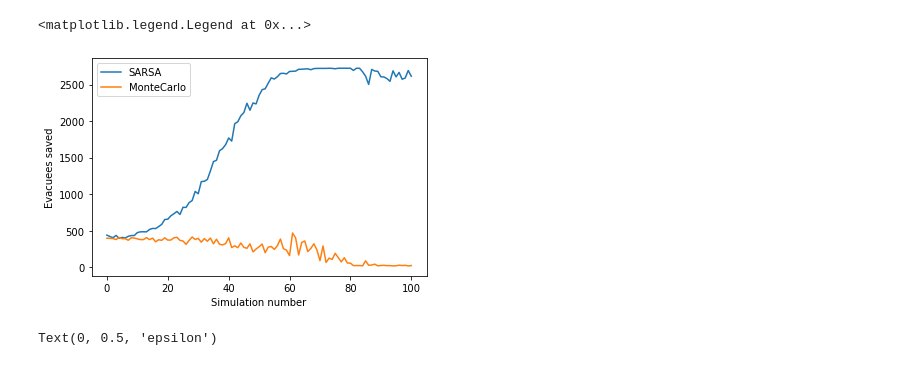
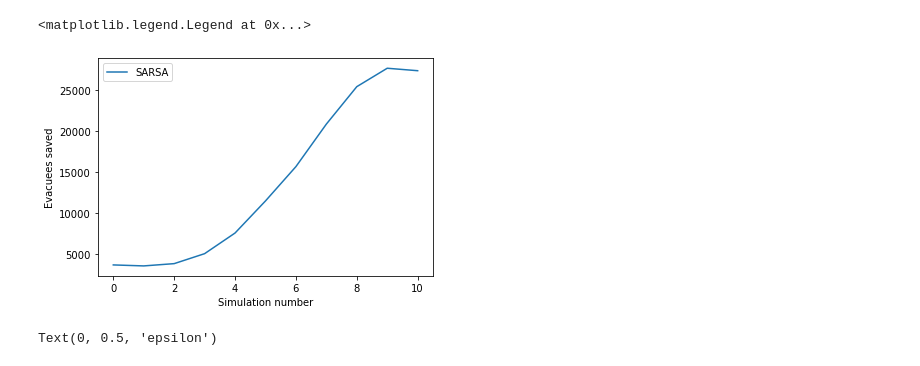
Before and after one commit to erick2307/tsuevac, a Jupyter notebook: plot_survivors.ipynb, the cells around one changed output. Saved outputs shown, nothing was run; the diff lists cells and outputs as text; code cells hidden in the pictures.

```diff
--- a/plot_survivors.ipynb
+++ b/plot_survivors.ipynb
@@ -1,23 +1,24 @@
 # %%
 import pandas as pd
 
-data_ql = pd.read_csv('./arahama/state_case_sarsa_arahama_67_7_new/survivorsPerSim_1x100csv',names=['n','evacuated'])
+data_ql = pd.read_csv('./kochi/state_eraseme/survivorsPerSim_1x10.csv',names=['n','evacuated'])
+# data_ql = pd.read_csv('./arahama/state_case_sarsa_arahama_67_7_new/survivorsPerSim_1x100csv',names=['n','evacuated'])
 # data_s = pd.read_csv('./arahama/state_case_sarsa_arahama_67_7/survivorsPerSim_1x610csv',names=['n','evacuated'])
 # data_mc = pd.read_csv('./arahama/state_case_mc_arahama_67_7/survivorsPerSim_1x610csv',names=['n','evacuated'])
-data_mc = pd.read_csv('./arahama/state_case_mc_arahama_67_7_new/survivorsPerSim_1x100csv',names=['n','evacuated'])
+# data_mc = pd.read_csv('./arahama/state_case_mc_arahama_67_7_new/survivorsPerSim_1x100csv',names=['n','evacuated'])
 # %%
 ax = data_ql.evacuated.plot(label="SARSA")
 # data_s.evacuated.plot(label="SARSA")
-data_mc.evacuated.plot(ax=ax,label="MonteCarlo")
+# data_mc.evacuated.plot(ax=ax,label="MonteCarlo")
 # data_mc.evacuated.plot(label="MonteCarlo")
 ax.set_xlabel("Simulation number")
 ax.set_ylabel("Evacuees saved")
 # ax.set_xticks([i for i in range(0,110,10)])
 # ax.set_xticklabels([4390+i for i in range(0,110,10)])
 ax.legend()
 # %% [output]
 <matplotlib.legend.Legend at 0x...>
-[figure, old version]
+[figure, new version]
 # %%
 import numpy as np
 spb = 100
```
Also changed, not shown: 41 other files.
